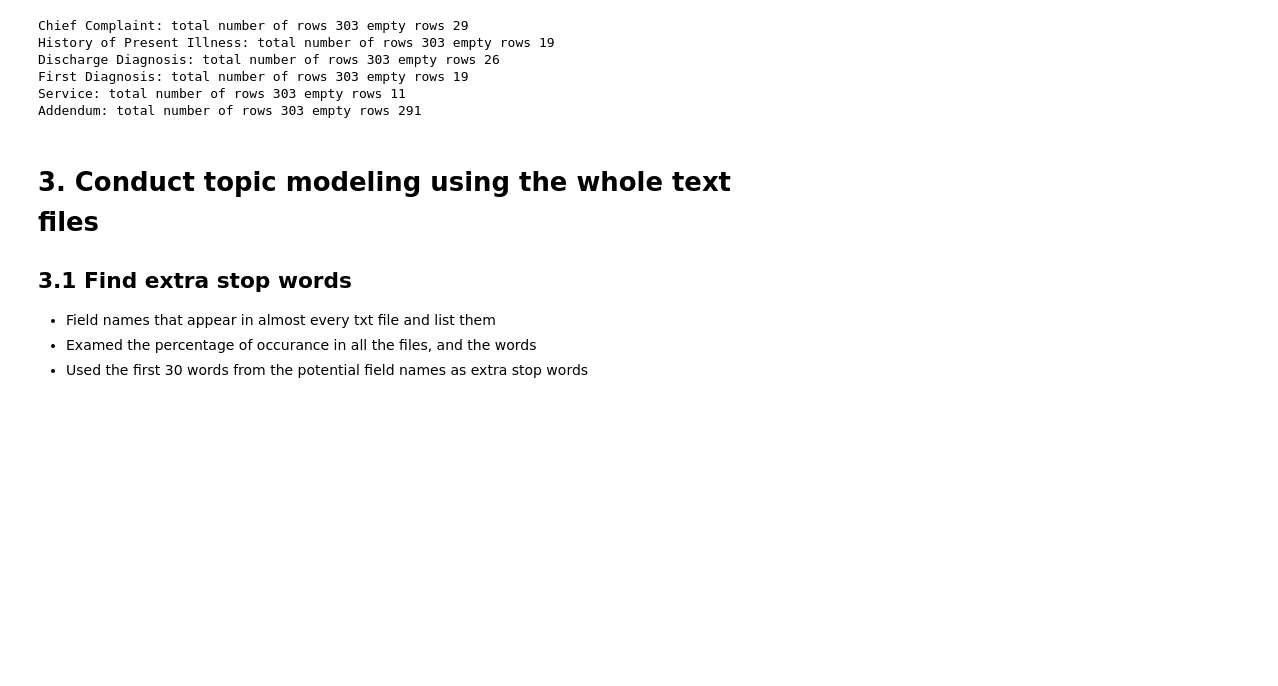
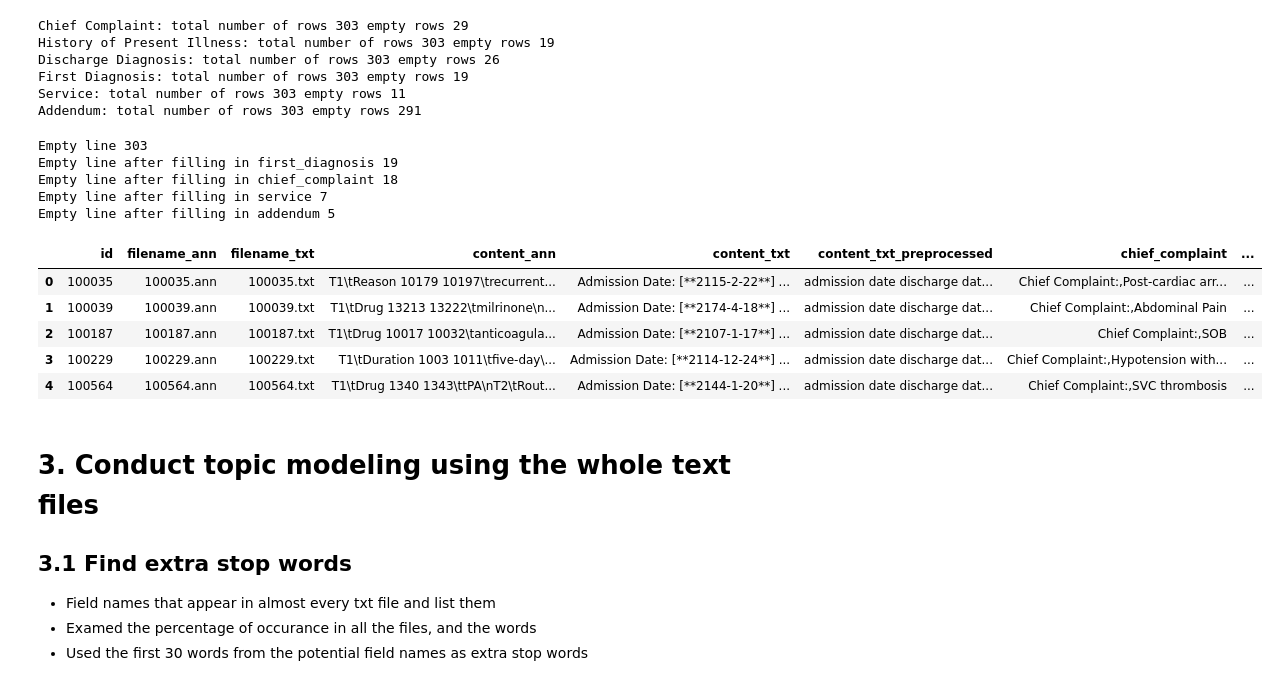
Before and after one commit to sindhri/topic_modeling, a Jupyter notebook: topic_modeling_grid.ipynb, the cells around one changed output. Saved outputs shown, nothing was run; the diff lists cells and outputs as text; code cells hidden in the pictures; blank space fills up the shorter version.

Commit message:
added label_candidate

```diff
--- a/topic_modeling_grid.ipynb
+++ b/topic_modeling_grid.ipynb
@@ -217,6 +217,30 @@ def extract_first_diagnosis_df_clean(df):
     n_empty_rows = df[df[new_colname]==''].shape[0]
     total_rows = df.shape[0]
     print('First Diagnosis:', 'total number of rows', total_rows, 'empty rows', n_empty_rows)
+    return df
+
+# create a new column that contains potential label for topic generation
+# looks takes the following components in order to fill the field
+# if it couldn't fill it using the first component, go to the next component
+# first_diagnosis - chief complaint - Service (if it's not 'medicine') -- Addendum
+def get_label_candidate(df):
+    print('Empty line', df.shape[0])
+    df['label_candidate'] = df['first_diagnosis_preprocessed']
+    empty_indics = df.index[df['label_candidate']==''].to_list()
+    print('Empty line after filling in first_diagnosis', len(empty_indics))
+    for index in empty_indics:
+        df['label_candidate'][index] = df['chief_complaint_preprocessed'][index]
+    empty_indics = df.index[df['label_candidate']==''].to_list()
+    print('Empty line after filling in chief_complaint', len(empty_indics))
+    for index in empty_indics:
+        df['label_candidate'][index] = df['service_preprocessed'][index]
+    empty_indics = df.index[df['label_candidate']==''].to_list()
+    print('Empty line after filling in service', len(empty_indics))
+    for index in empty_indics:
+        df['label_candidate'][index] = df['addendum_preprocessed'][index]
+    empty_indics = df.index[df['label_candidate']==''].to_list()
+    print('Empty line after filling in addendum', len(empty_indics))
+
     return df
 
 #make a word cloud giving the text in a list, and stop words
@@ -475,6 +499,24 @@ Discharge Diagnosis: total number of rows 303 empty rows 26
 First Diagnosis: total number of rows 303 empty rows 19
 Service: total number of rows 303 empty rows 11
 Addendum: total number of rows 303 empty rows 291
+# %%
+# create a column that can serve as a potential label for the file
+df = get_label_candidate(df)
+# %% [output]
+Empty line 303
+Empty line after filling in first_diagnosis 19
+Empty line after filling in chief_complaint 18
+Empty line after filling in service 7
+Empty line after filling in addendum 5
+# %%
+df.head()
+# %% [output]
+|  | id | filename_ann | filename_txt | content_ann | content_txt | content_txt_preprocessed | chief_complaint | ... |
+| 0 | 100035 | 100035.ann | 100035.txt | T1\tReason 10179 10197\trecurrent... | Admission Date: [**2115-2-22**] ... | admission date discharge dat... | Chief Complaint:,Post-cardiac arr... | ... |
+| 1 | 100039 | 100039.ann | 100039.txt | T1\tDrug 13213 13222\tmilrinone\n... | Admission Date: [**2174-4-18**] ... | admission date discharge dat... | Chief Complaint:,Abdominal Pain | ... |
+| 2 | 100187 | 100187.ann | 100187.txt | T1\tDrug 10017 10032\tanticoagula... | Admission Date: [**2107-1-17**] ... | admission date discharge dat... | Chief Complaint:,SOB | ... |
+| 3 | 100229 | 100229.ann | 100229.txt | T1\tDuration 1003 1011\tfive-day\... | Admission Date: [**2114-12-24**] ... | admission date discharge dat... | Chief Complaint:,Hypotension with... | ... |
+| 4 | 100564 | 100564.ann | 100564.txt | T1\tDrug 1340 1343\ttPA\nT2\tRout... | Admission Date: [**2144-1-20**] ... | admission date discharge dat... | Chief Complaint:,SVC thrombosis | ... |
 # %% [markdown]
 # 3. Conduct topic modeling using the whole text files
 ## 3.1 Find extra stop words
```
